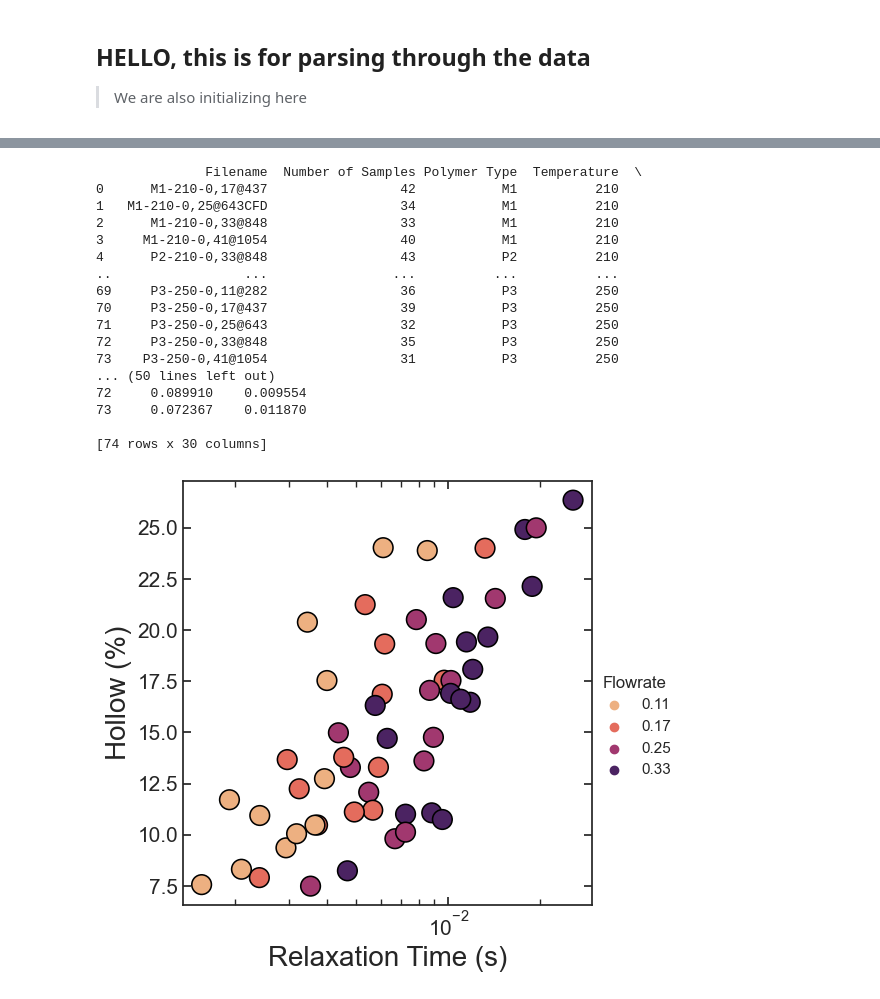
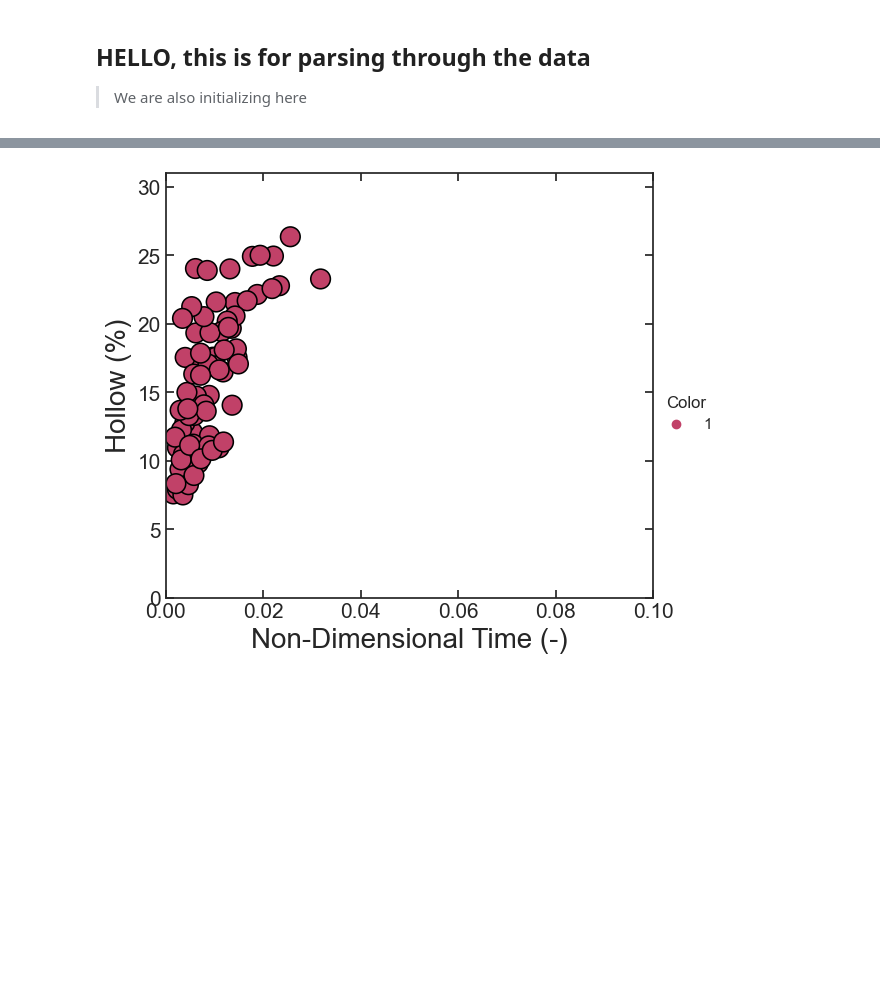
Before and after one commit to khperera/Scripts-Hollowfiber-experimental, a Jupyter notebook: FiberAnalysis2.ipynb, the cells around one changed output, grey strips where cells are left out. Drawn from its saved outputs; the diff is of its cells as text; code cells hidden in the pictures; blank space fills up the shorter version.

```diff
--- a/FiberAnalysis2.ipynb
+++ b/FiberAnalysis2.ipynb
@@ -118,7 +118,7 @@ class dfData:
 class dfHolder:
     def __init__(self):
         self.dictionRheo = {}
-        self.rheoData = pd.read_csv("../RelaxationTimeCalcs.csv")
+        self.rheoData = pd.read_csv("./RelaxationTimeCalcs.csv")
 
         print(self.rheoData)
 
@@ -154,6 +154,11 @@ class dfHolder:
 
         self.totalDf = pd.concat(self.totalStat).reset_index()
 
+
+        #print(self.totalDf)
+        #print(self.rheoData)
+        self.rheoData["Name"] = self.rheoData["Ident.1"]
+
         self.returned = pd.merge(self.totalDf,self.rheoData, on = "Name")
 
         return self.returned
@@ -389,47 +476,32 @@ plt.clf()
 <Figure size 640x480 with 0 Axes>
 # %%
-splerp = pd.read_csv("../35denierFiberData.csv")
+splerp = pd.read_csv("./35denierFiberData.csv")
 splerp["processtime"] = 0.029670358/splerp["Spinning Speed"]
 splerp["nonDimTime"] = splerp["Relaxation Time"]/splerp["processtime"]
-print(splerp)
+splerp["Relaxation Time (s)"] = splerp["Relaxation Time"]/0.159155
+#print(splerp)
 splerp["TotalArea"] = splerp["Average Area"]/(1-splerp["Hollow"])
 splerp["Hollow"] = splerp["Hollow"]*100
 splerp["Flowrate"] = splerp["Spinning Speed"]
-splerp = splerp[(splerp.Flowrate <0.40)]
+splerp["Color"] = 1
+#splerp = splerp[(splerp.Flowrate <0.40)]
 a1 = sns.relplot(
-    data=splerp, kind = "scatter", hue = "Flowrate",#style = "Relaxation Time",
-    x="nonDimTime", y="Hollow",    palette = "flare",facet_kws=dict(despine=False), s = 200, edgecolor = "black"
+    data=splerp, kind = "scatter", hue = "Color",#style = "Relaxation Time",
+    x="nonDimTime", y="Hollow",    palette = "flare",facet_kws=dict(despine=False), s = 200, edgecolor = "black", aspect = 1.15
     );
 
-a1.set_axis_labels( "Relaxation Time (s)",  "Hollow (%)", fontsize = 20)
+a1.set_axis_labels( "Non-Dimensional Time (-)",  "Hollow (%)", fontsize = 20)
 
 for ax in a1.axes.ravel():
 
         ax.tick_params(which="both", right=True, labelsize = 15)
         ax.tick_params(which="both", top=True)
         ax.tick_params(which = "both",left=True, labelsize = 15)
 
-a1.set(xscale="log")
-
-a1.savefig("I:/My Drive/Research/NWI/Final Paper/RawData/RawFigures/CompareHollow.png")
+#a1.set(xscale="log")
+a1.set(xlim=(0.0,0.1),ylim=(0                            ,31))
+a1.savefig("I:/My Drive/Research/NWI/Final Paper/RawData/RawFigures/HollowVsNonDIMNoColor.png", dpi = 800)
 splerp.to_excel("I:/My Drive/Research/NWI/Final Paper/RawData/RawFigures/expDataOut.xlsx")
 # %% [output]
-              Filename  Number of Samples Polymer Type  Temperature  \
-0      M1-210-0,17@437                 42           M1          210
-1   M1-210-0,25@643CFD                 34           M1          210
-2      M1-210-0,33@848                 33           M1          210
-3     M1-210-0,41@1054                 40           M1          210
-4      P2-210-0,33@848                 43           P2          210
-..                 ...                ...          ...          ...
-69     P3-250-0,11@282                 36           P3          250
-70     P3-250-0,17@437                 39           P3          250
-71     P3-250-0,25@643                 32           P3          250
-72     P3-250-0,33@848                 35           P3          250
-73    P3-250-0,41@1054                 31           P3          250
-... (50 lines left out)
-72     0.089910    0.009554
-73     0.072367    0.011870
-
-[74 rows x 30 columns]
-[figure, old version]
+[figure, new version]
 # %%
```
Also changed, not shown: parts of 7 cells of this notebook, 6 other files.
